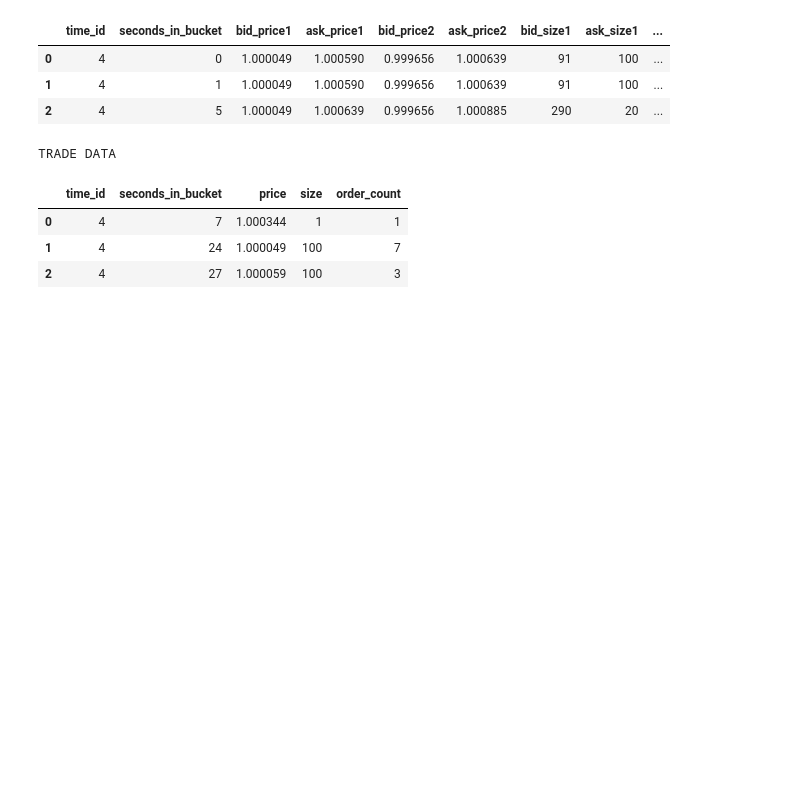
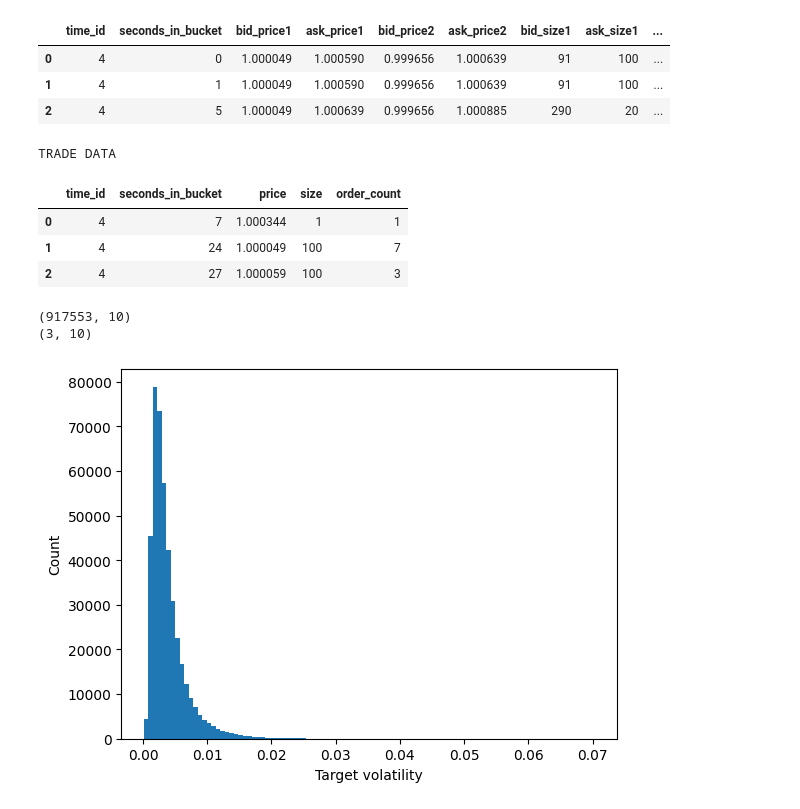
Before and after one commit to RezaCodz/Math_finance_models, a Jupyter notebook: notebooks/optiver_volatility/01_data_exploration.ipynb, the cells around one changed output. Cells and saved outputs as stored; diff of their text form; code cells hidden in the pictures; blank space fills up the shorter version.

```diff
--- a/notebooks/optiver_volatility/01_data_exploration.ipynb
+++ b/notebooks/optiver_volatility/01_data_exploration.ipynb
@@ -135,3 +126,26 @@ TRADE DATA
 | 0 | 4 | 7 | 1.000344 | 1 | 1 |
 | 1 | 4 | 24 | 1.000049 | 100 | 7 |
 | 2 | 4 | 27 | 1.000059 | 100 | 3 |
+# %%
+book_train = pd.read_parquet(
+    "../../data/optiver_volatility/book_train.parquet/stock_id=0"
+)
+
+book_test = pd.read_parquet(
+    "../../data/optiver_volatility/book_test.parquet/stock_id=0"
+)
+
+print(book_train.shape)
+print(book_test.shape)
+# %% [output]
+(917553, 10)
+(3, 10)
+# %%
+import matplotlib.pyplot as plt
+
+plt.hist(train["target"], bins=100)
+plt.xlabel("Target volatility")
+plt.ylabel("Count")
+plt.show()
+# %% [output]
+[figure, added]
```
Also changed, not shown: parts of 2 cells of this notebook.
